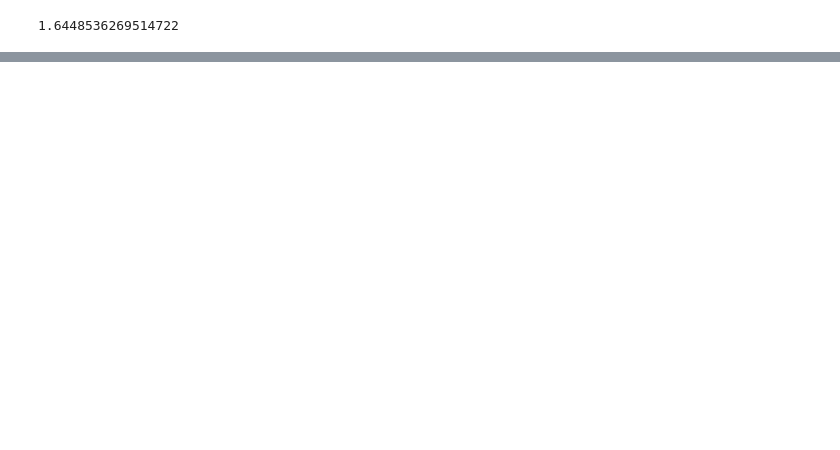
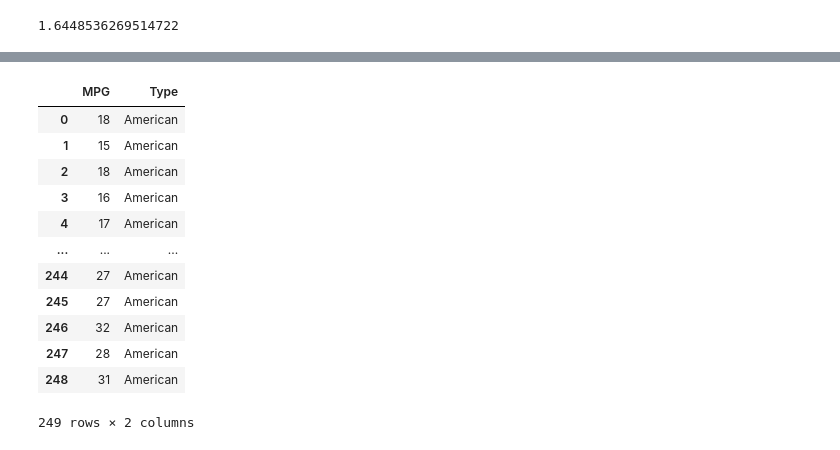
Before and after one commit to seanreed1111/stats-lectures, a Jupyter notebook: problems-1-solutions.ipynb, the cells around one changed output, grey strips where cells are left out. Saved outputs shown, nothing was run; the diff lists cells and outputs as text; code cells hidden in the pictures; blank space fills up the shorter version.

```diff
--- a/problems-1-solutions.ipynb
+++ b/problems-1-solutions.ipynb
@@ -97,0 +203,18 @@ since test_stat = 0.5502869753213621 < 1.6448536269514722, fail to reject the nu
+# %%
+mpg_american.loc[:,'Type'] = 'American'
+mpg_american.columns = ['MPG', 'Type']
+mpg_american
+# %% [output]
+|  | MPG | Type |
+| 0 | 18 | American |
+| 1 | 15 | American |
+| 2 | 18 | American |
+| 3 | 16 | American |
+| 4 | 17 | American |
+| ... | ... | ... |
+| 244 | 27 | American |
+| 245 | 27 | American |
+| 246 | 32 | American |
+| 247 | 28 | American |
+| 248 | 31 | American |
+249 rows × 2 columns
```
Also changed, not shown: parts of 26 cells of this notebook.
